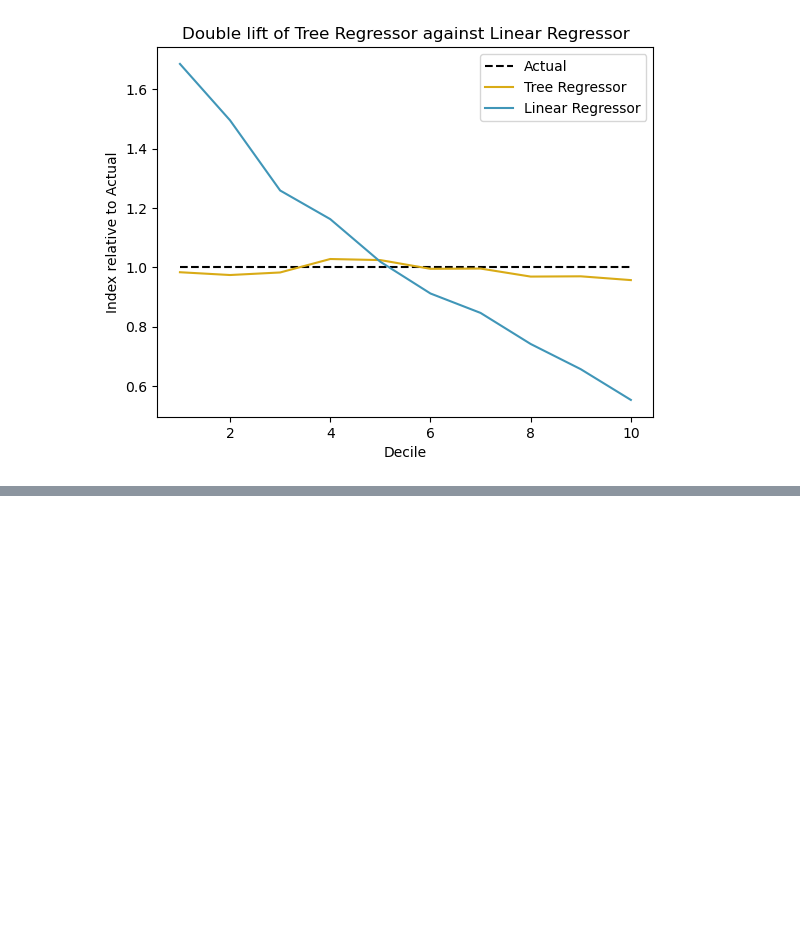
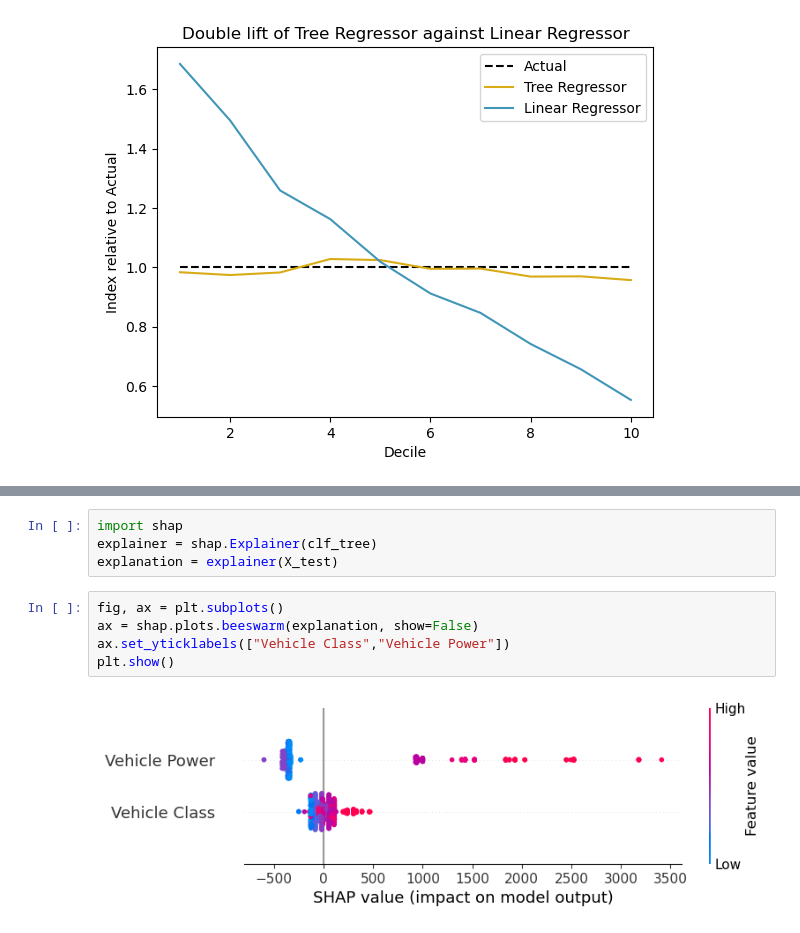
Before and after one commit to hellwind495/DataScienceDataViz, a Jupyter notebook: lift charts synthetic data.ipynb, the cells around one changed output, grey strips where cells are left out. Drawn from its saved outputs; the diff is of its cells as text; blank space fills up the shorter version.

```diff
--- a/lift charts synthetic data.ipynb
+++ b/lift charts synthetic data.ipynb
@@ -113,0 +145,11 @@ plt.show()
+# %%
+import shap
+explainer = shap.Explainer(clf_tree)
+explanation = explainer(X_test)
+# %%
+fig, ax = plt.subplots()
+ax = shap.plots.beeswarm(explanation, show=False)
+ax.set_yticklabels(["Vehicle Class","Vehicle Power"])
+plt.show()
+# %% [output]
+[figure, added]
```
Also changed, not shown: parts of 5 cells of this notebook, 3 other files.
